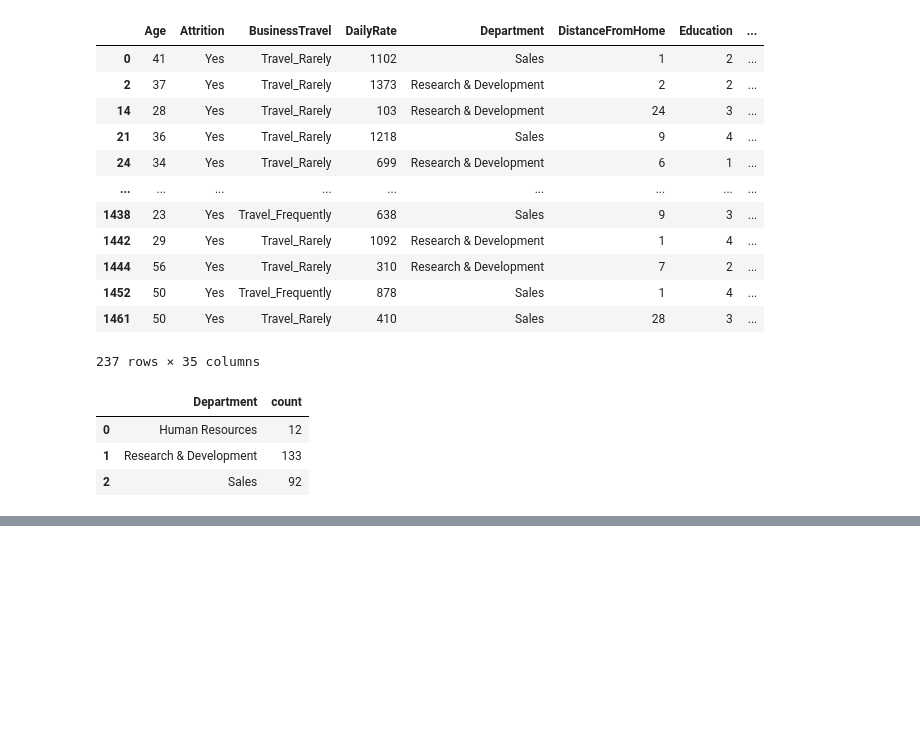
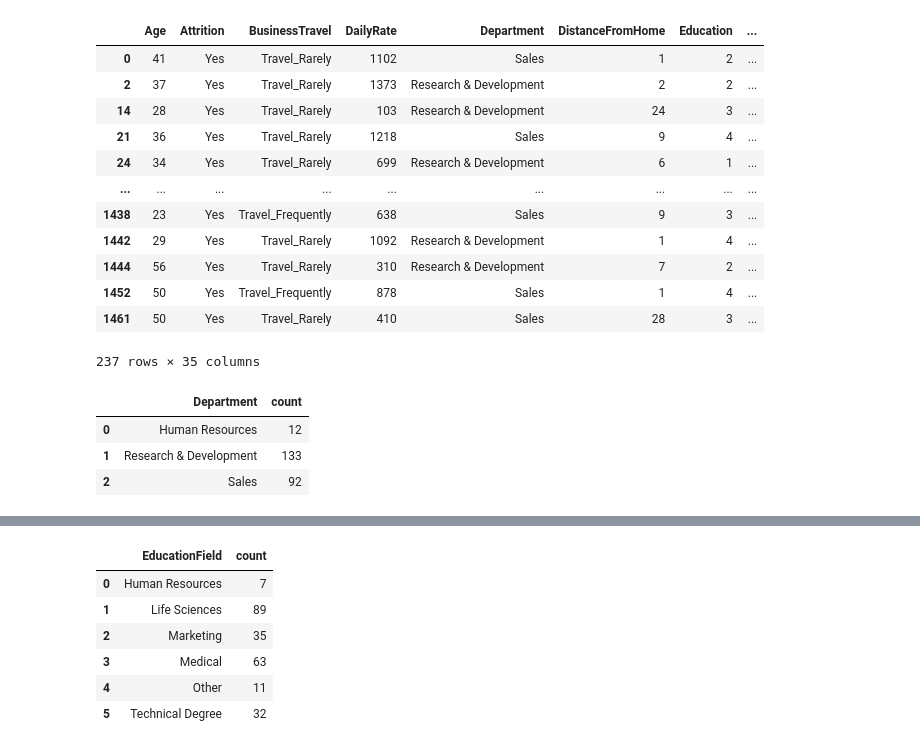
Before and after one commit to Devendrakumawat8089/pandas, a Jupyter notebook: 23_March.ipynb, the cells around one changed output, grey strips where cells are left out. Cells and saved outputs as stored; diff of their text form; code cells hidden in the pictures; blank space fills up the shorter version.

```diff
--- a/23_March.ipynb
+++ b/23_March.ipynb
@@ -94,0 +114,12 @@ ValueError: Mime type rendering requires nbformat>=4.2.0 but it is not installed
+# %%
+attr_by_edj = attr_diif.groupby(['EducationField']).size().reset_index(name='count')
+# %%
+attr_by_edj
+# %% [output]
+|  | EducationField | count |
+| 0 | Human Resources | 7 |
+| 1 | Life Sciences | 89 |
+| 2 | Marketing | 35 |
+| 3 | Medical | 63 |
+| 4 | Other | 11 |
+| 5 | Technical Degree | 32 |
```
Also changed, not shown: parts of 4 cells of this notebook.
